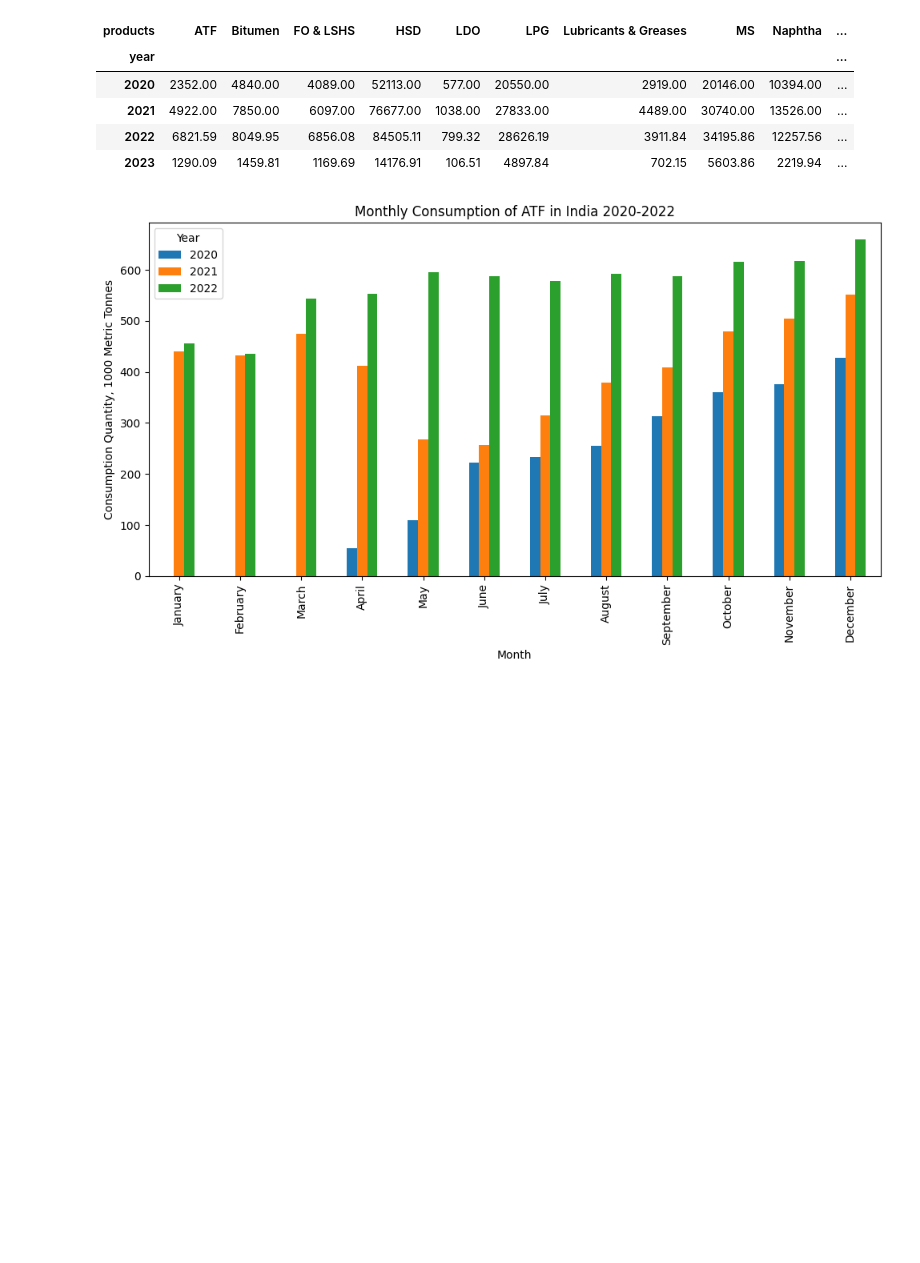
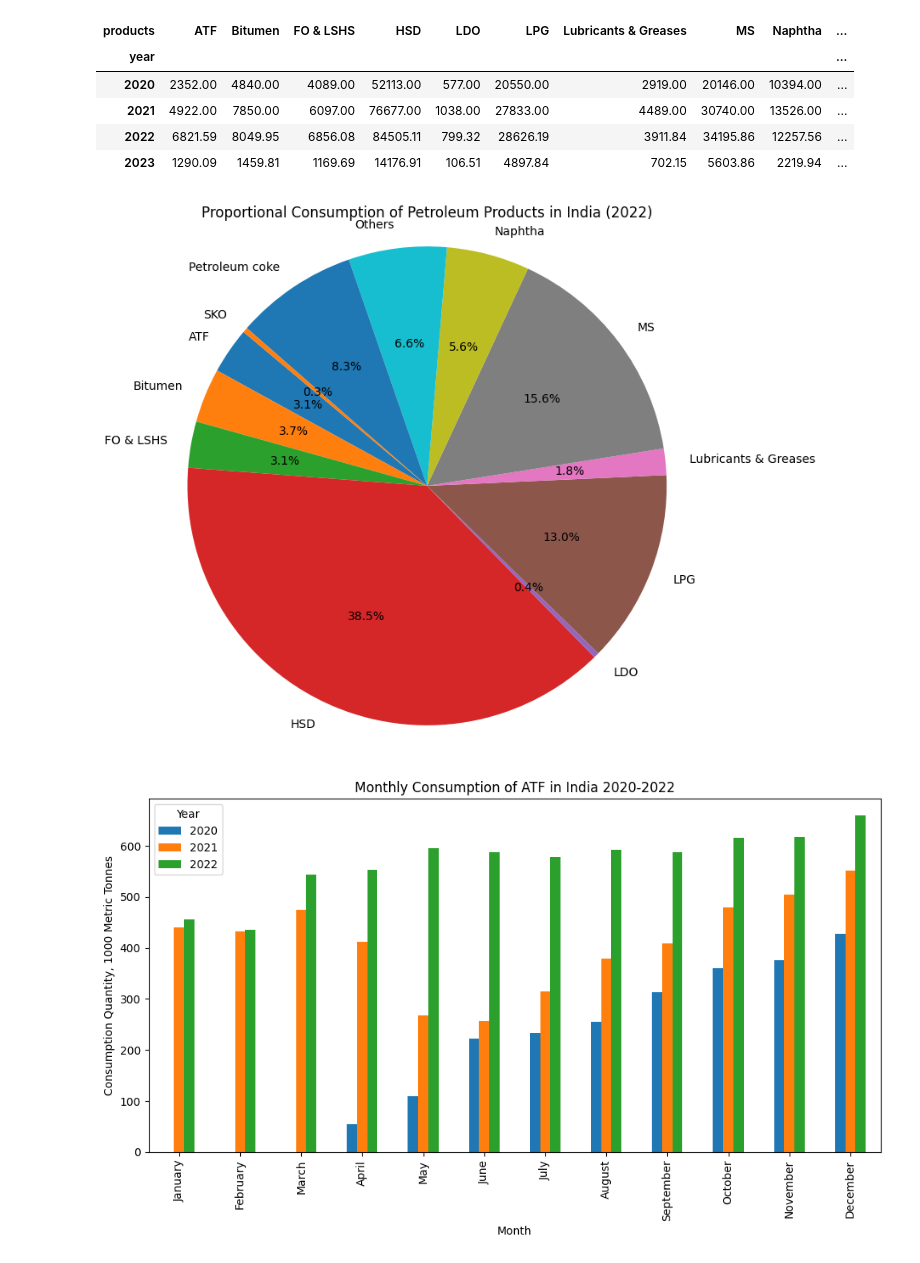
Before and after one commit to nrdnay/India_Petroleum_Consumption, a Jupyter notebook: Petroleum_Consuption_India.ipynb, the cells around one changed output. Saved outputs shown, nothing was run; the diff lists cells and outputs as text; code cells hidden in the pictures; blank space fills up the shorter version.

```diff
--- a/Petroleum_Consuption_India.ipynb
+++ b/Petroleum_Consuption_India.ipynb
@@ -126,6 +126,18 @@ consumtion_yearly_pivot
 | 2021 | 4922.00 | 7850.00 | 6097.00 | 76677.00 | 1038.00 | 27833.00 | 4489.00 | 30740.00 | 13526.00 | ... |
 | 2022 | 6821.59 | 8049.95 | 6856.08 | 84505.11 | 799.32 | 28626.19 | 3911.84 | 34195.86 | 12257.56 | ... |
 | 2023 | 1290.09 | 1459.81 | 1169.69 | 14176.91 | 106.51 | 4897.84 | 702.15 | 5603.86 | 2219.94 | ... |
+# %%
+# Pie chart for 2022 Consumption Quantities
+df_2022 = df[df['year'] == 2022]
+product_consumption_2022 = df_2022.groupby('products')['quantity_in_1000_metric_tonnes'].sum()
+plt.figure(figsize=(8, 8))
+plt.pie(product_consumption_2022, labels=product_consumption_2022.index, autopct='%1.1f%%', startangle=140)
+plt.title('Proportional Consumption of Petroleum Products in India (2022)')
+plt.axis('equal')
+plt.savefig("2022_Consumption")
+plt.show()
+# %% [output]
+[figure, added]
 # %%
 # Comparing monthly consumption of each product for each year (2020, 2021, 2022)
 
```
Also changed, not shown: parts of 8 cells of this notebook.
